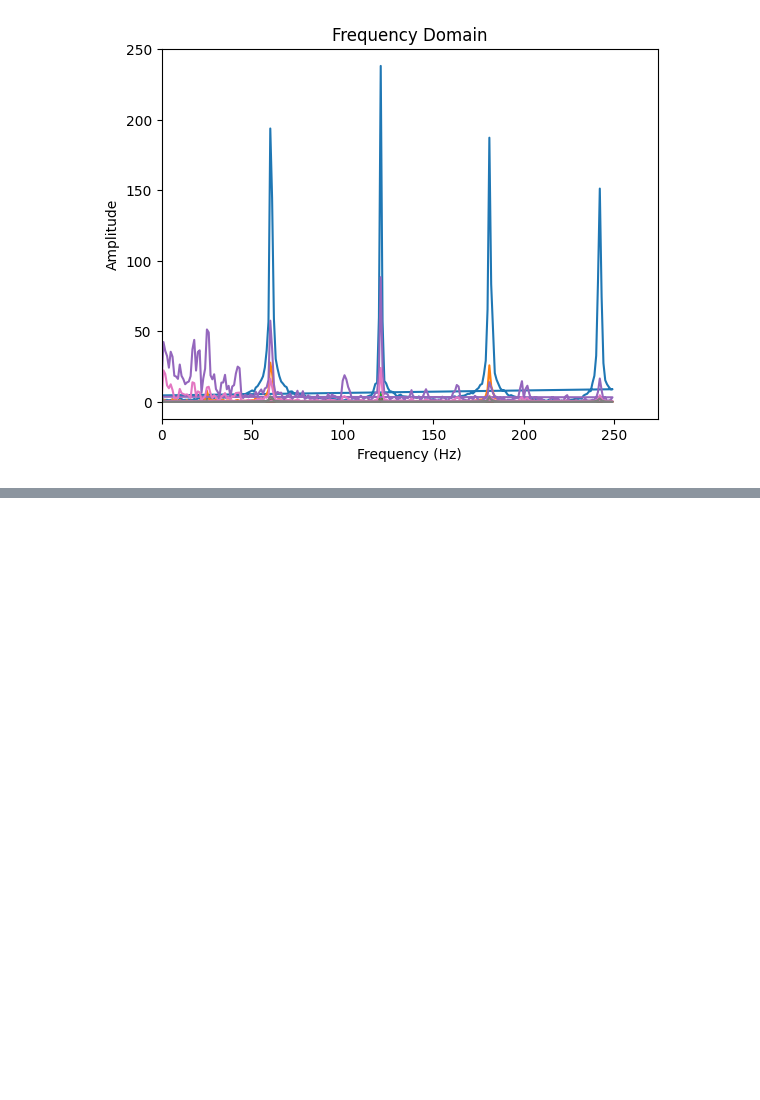
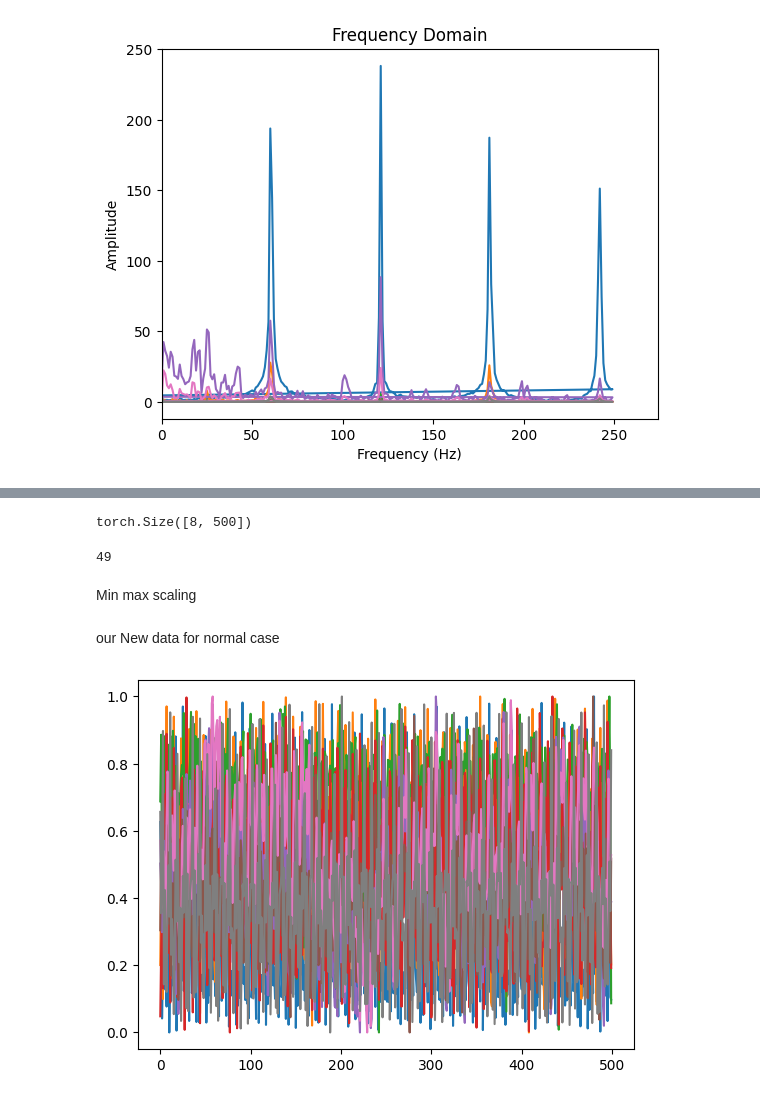
Before and after one commit to nassim1014/ISCF-Project, a Jupyter notebook: code.ipynb, the cells around one changed output, grey strips where cells are left out. Saved outputs shown, nothing was run; the diff lists cells and outputs as text; code cells hidden in the pictures; blank space fills up the shorter version.

```diff
--- a/code.ipynb
+++ b/code.ipynb
@@ -225,0 +320,36 @@ plt.show()
+# %%
+normal_X_tensor_data[0][:8].shape #exclude normal_X_tensor_data[0][:8] bc it s the class == normal
+# %% [output]
+torch.Size([8, 500])
+# %%
+len(normal_X_tensor_data)
+# %% [output]
+49
+# %% [markdown]
+Min max scaling
+# %%
+def scale(normal_X_tensor_data):
+    new_tensor_data = torch.empty_like(normal_X_tensor_data[:, :, :500])
+
+    for instance in range(len(normal_X_tensor_data)):
+
+        time_series_data = normal_X_tensor_data[instance][:8]
+        # Min-Max Scaling using NumPy
+        min_val = torch.min(time_series_data, axis=1, keepdims=True).values
+        max_val = torch.max(time_series_data, axis=1, keepdims=True).values
+        scaled_data = (time_series_data - min_val) / (max_val - min_val)
+
+        new_tensor_data[instance][:8] = scaled_data
+        new_tensor_data[instance][8] = normal_X_tensor_data[instance][8]
+    return new_tensor_data
+# %% [markdown]
+our New data for normal case
+# %%
+scaled_normal_X_tensor_data = scale(normal_X_tensor_data)
+# %%
+fig, ax = plt.subplots()
+for i in range(8):
+    n = int(len(scaled_normal_X_tensor_data[0][i]))
+    ax.plot(np.arange(n),scaled_normal_X_tensor_data[0][i])
+# %% [output]
+[figure, added]
```
Also changed, not shown: parts of 63 cells of this notebook.
